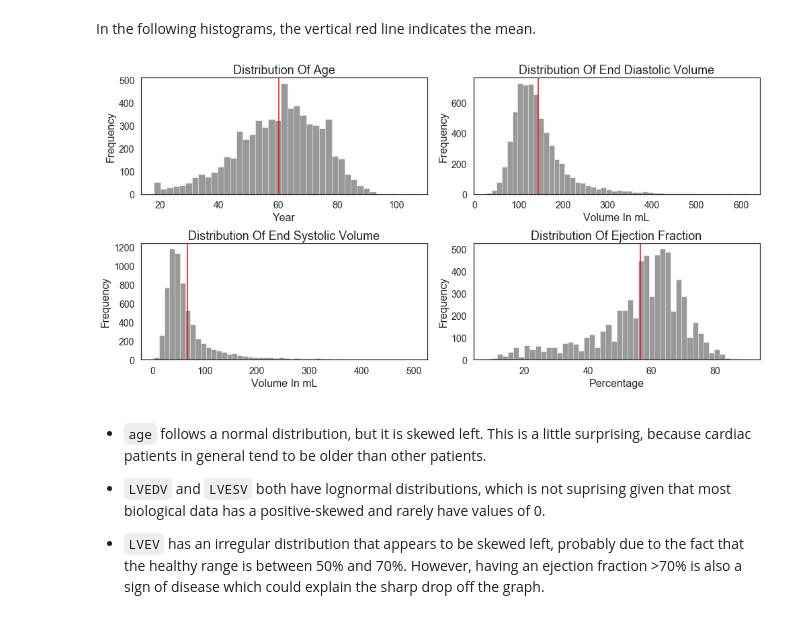
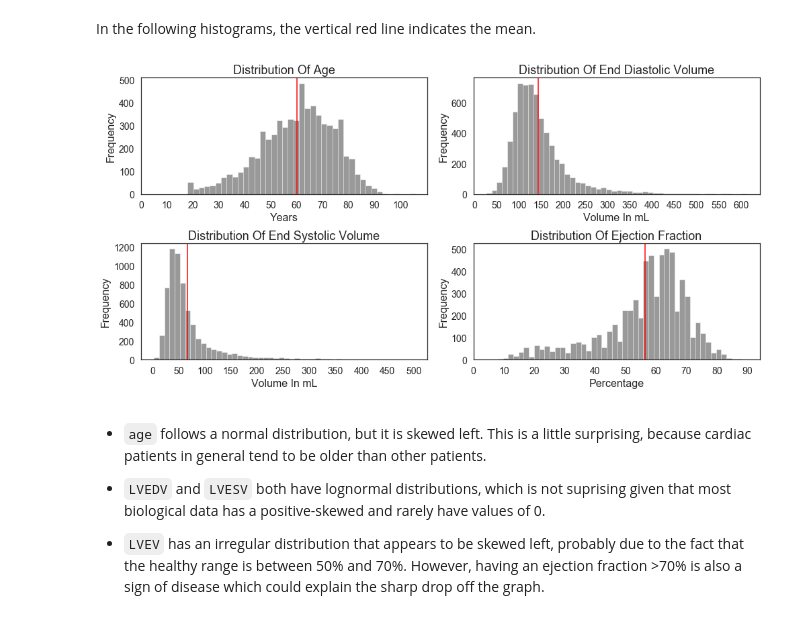
Before and after one commit to a-bergman/DSI-Capstone, a Jupyter notebook: Code/Data Cleaning And Visualizations.ipynb, the cells around one changed output. Cells and saved outputs as stored; diff of their text form; code cells hidden in the pictures.

```diff
--- a/Code/Data Cleaning And Visualizations.ipynb
+++ b/Code/Data Cleaning And Visualizations.ipynb
@@ -342,7 +342,7 @@ mri_filled.to_csv("../Data/mri_cleaned.csv", index = False)
 
 mri_cleaned = pd.read_csv("../Data/mri_cleaned.csv")
 # %%
-def continuous_data_histograms(columns, titles, labels):
+def continuous_data_histograms(columns, titles, labels, ticks):
 
     # The count determines the location of the chart within the grid
     count = 0
@@ -361,7 +361,7 @@ def continuous_data_histograms(columns, titles, labels):
                     color = "red")
         plt.xlabel(f"{labels[c]}", size = 16)
         plt.ylabel("Frequency", size = 16)
-        plt.xticks(size = 14)
+        plt.xticks(ticks = ticks[c], size = 14)
         plt.yticks(size = 14)
     plt.tight_layout();
     plt.show();
@@ -415,15 +415,17 @@ In the following histograms, the vertical red line indicates the mean.
 # %%
 continuous_data_histograms(columns = ["age", "lvedv",
                                       "lvesv", "lvef"],
                            titles  = ["Age", "End Diastolic Volume",
                                       "End Systolic Volume", "Ejection Fraction"],
-                           labels  = ["Year", "Volume In mL",
-                                      "Volume In mL", "Percentage"])
+                           labels  = ["Years", "Volume In mL",
+                                      "Volume In mL", "Percentage"],
+                           ticks = [np.arange(0,110,10), np.arange(0,625,50),
+                                    np.arange(0,525,50), np.arange(0,100,10)])
 
 # A vertical red line is generated when the histograms are plotted
 # which signifies the mean of the values.
 # %% [output]
-[figure, old version]
+[figure, new version]
 # %% [markdown]
 - `age` follows a normal distribution, but it is skewed left.  This is a little surprising, because cardiac patients in general tend to be older than other patients.
 
```
Also changed, not shown: parts of 4 cells of this notebook.
